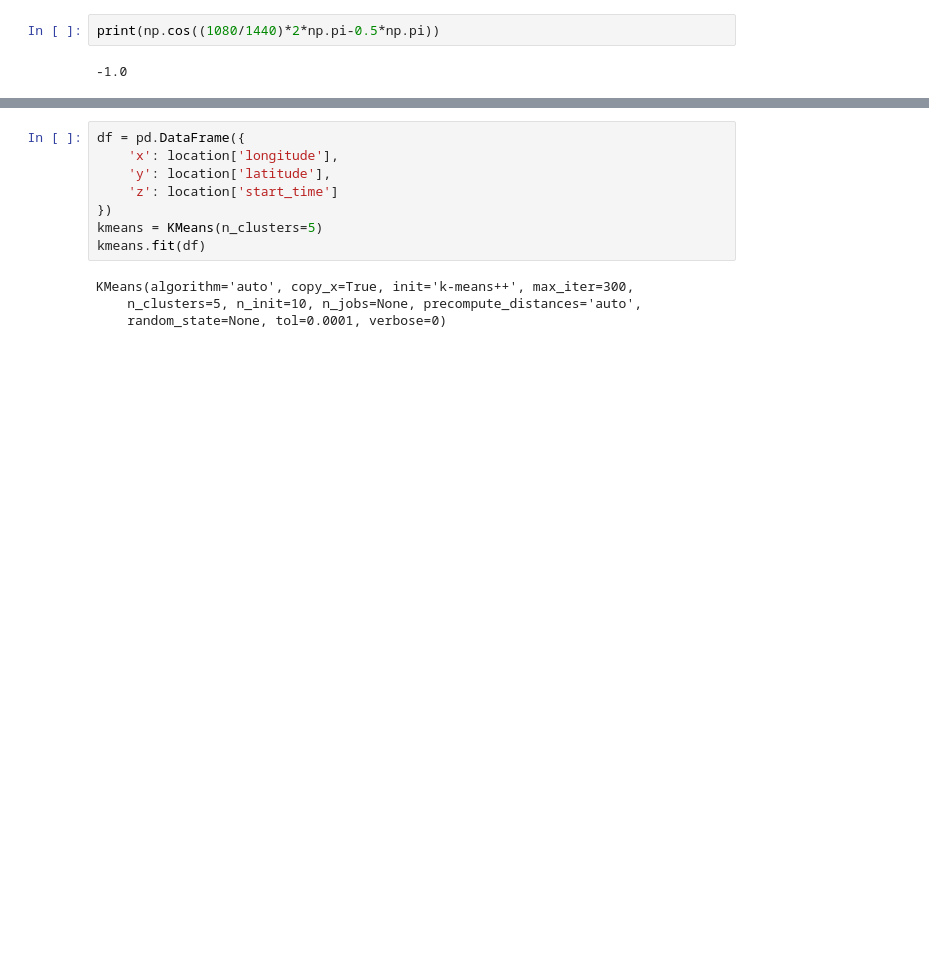
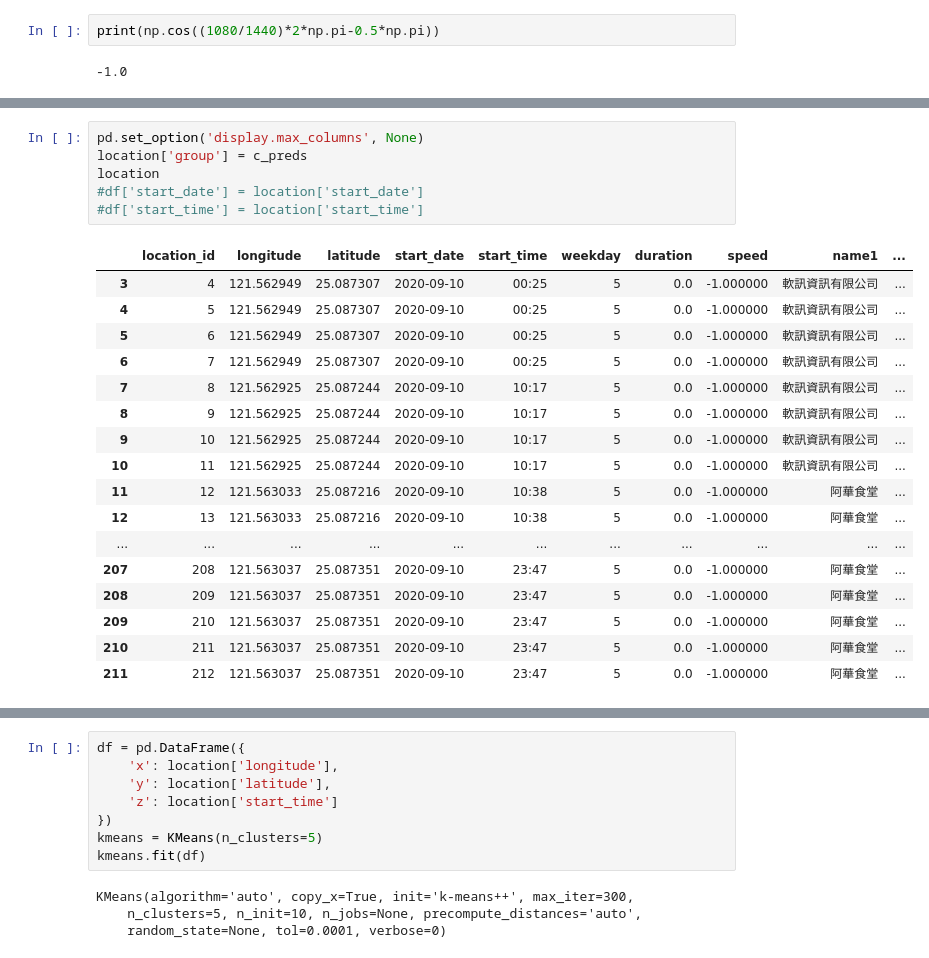
Before and after one commit to yuchieh0130/chchboss, a Jupyter notebook: clustering.ipynb, the cells around one changed output, grey strips where cells are left out. Saved outputs shown, nothing was run; the diff lists cells and outputs as text; blank space fills up the shorter version.

```diff
--- a/clustering.ipynb
+++ b/clustering.ipynb
@@ -41,0 +92,24 @@ print(np.cos((1080/1440)*2*np.pi-0.5*np.pi))
+# %%
+pd.set_option('display.max_columns', None)
+location['group'] = c_preds
+location
+#df['start_date'] = location['start_date']
+#df['start_time'] = location['start_time']
+# %% [output]
+|  | location_id | longitude | latitude | start_date | start_time | weekday | duration | speed | name1 | ... |
+| 3 | 4 | 121.562949 | 25.087307 | 2020-09-10 | 00:25 | 5 | 0.0 | -1.000000 | 軟訊資訊有限公司 | ... |
+| 4 | 5 | 121.562949 | 25.087307 | 2020-09-10 | 00:25 | 5 | 0.0 | -1.000000 | 軟訊資訊有限公司 | ... |
+| 5 | 6 | 121.562949 | 25.087307 | 2020-09-10 | 00:25 | 5 | 0.0 | -1.000000 | 軟訊資訊有限公司 | ... |
+| 6 | 7 | 121.562949 | 25.087307 | 2020-09-10 | 00:25 | 5 | 0.0 | -1.000000 | 軟訊資訊有限公司 | ... |
+| 7 | 8 | 121.562925 | 25.087244 | 2020-09-10 | 10:17 | 5 | 0.0 | -1.000000 | 軟訊資訊有限公司 | ... |
+| 8 | 9 | 121.562925 | 25.087244 | 2020-09-10 | 10:17 | 5 | 0.0 | -1.000000 | 軟訊資訊有限公司 | ... |
+| 9 | 10 | 121.562925 | 25.087244 | 2020-09-10 | 10:17 | 5 | 0.0 | -1.000000 | 軟訊資訊有限公司 | ... |
+| 10 | 11 | 121.562925 | 25.087244 | 2020-09-10 | 10:17 | 5 | 0.0 | -1.000000 | 軟訊資訊有限公司 | ... |
+| 11 | 12 | 121.563033 | 25.087216 | 2020-09-10 | 10:38 | 5 | 0.0 | -1.000000 | 阿華食堂 | ... |
+| 12 | 13 | 121.563033 | 25.087216 | 2020-09-10 | 10:38 | 5 | 0.0 | -1.000000 | 阿華食堂 | ... |
+| ... | ... | ... | ... | ... | ... | ... | ... | ... | ... | ... |
+| 207 | 208 | 121.563037 | 25.087351 | 2020-09-10 | 23:47 | 5 | 0.0 | -1.000000 | 阿華食堂 | ... |
+| 208 | 209 | 121.563037 | 25.087351 | 2020-09-10 | 23:47 | 5 | 0.0 | -1.000000 | 阿華食堂 | ... |
+| 209 | 210 | 121.563037 | 25.087351 | 2020-09-10 | 23:47 | 5 | 0.0 | -1.000000 | 阿華食堂 | ... |
+| 210 | 211 | 121.563037 | 25.087351 | 2020-09-10 | 23:47 | 5 | 0.0 | -1.000000 | 阿華食堂 | ... |
+| 211 | 212 | 121.563037 | 25.087351 | 2020-09-10 | 23:47 | 5 | 0.0 | -1.000000 | 阿華食堂 | ... |
```
Also changed, not shown: parts of 11 cells of this notebook.
